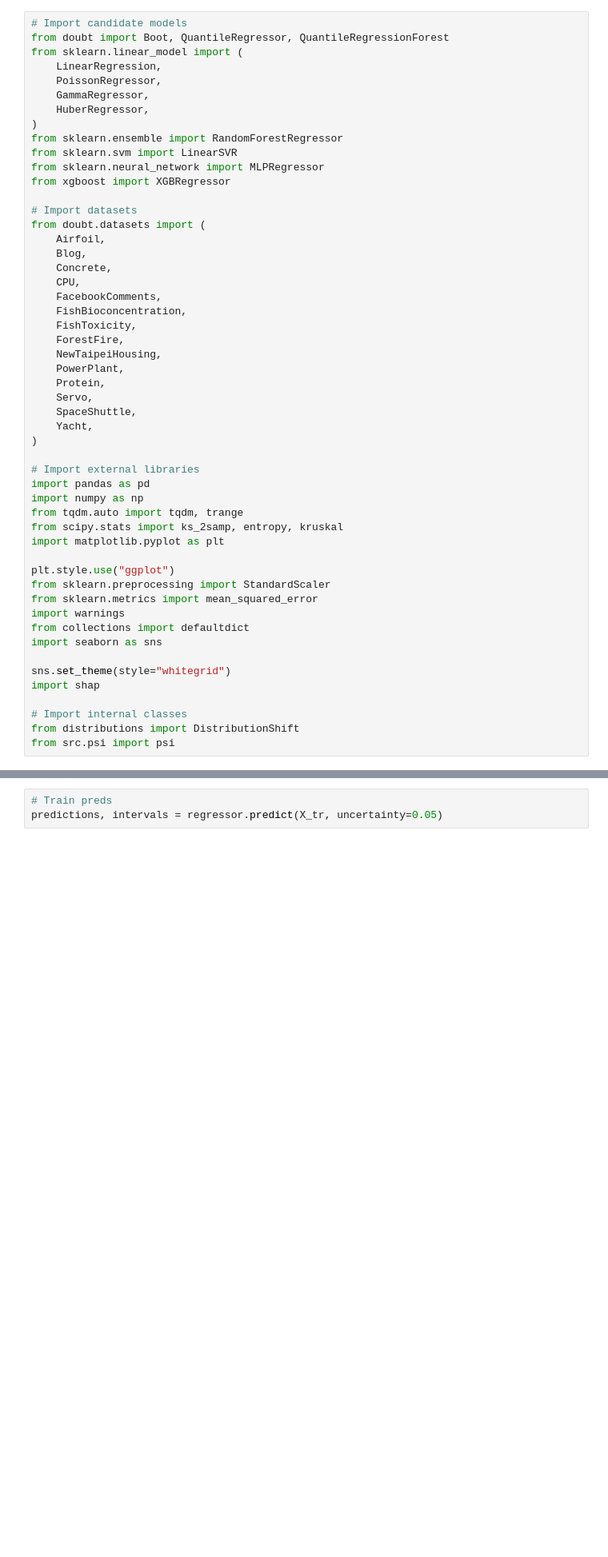
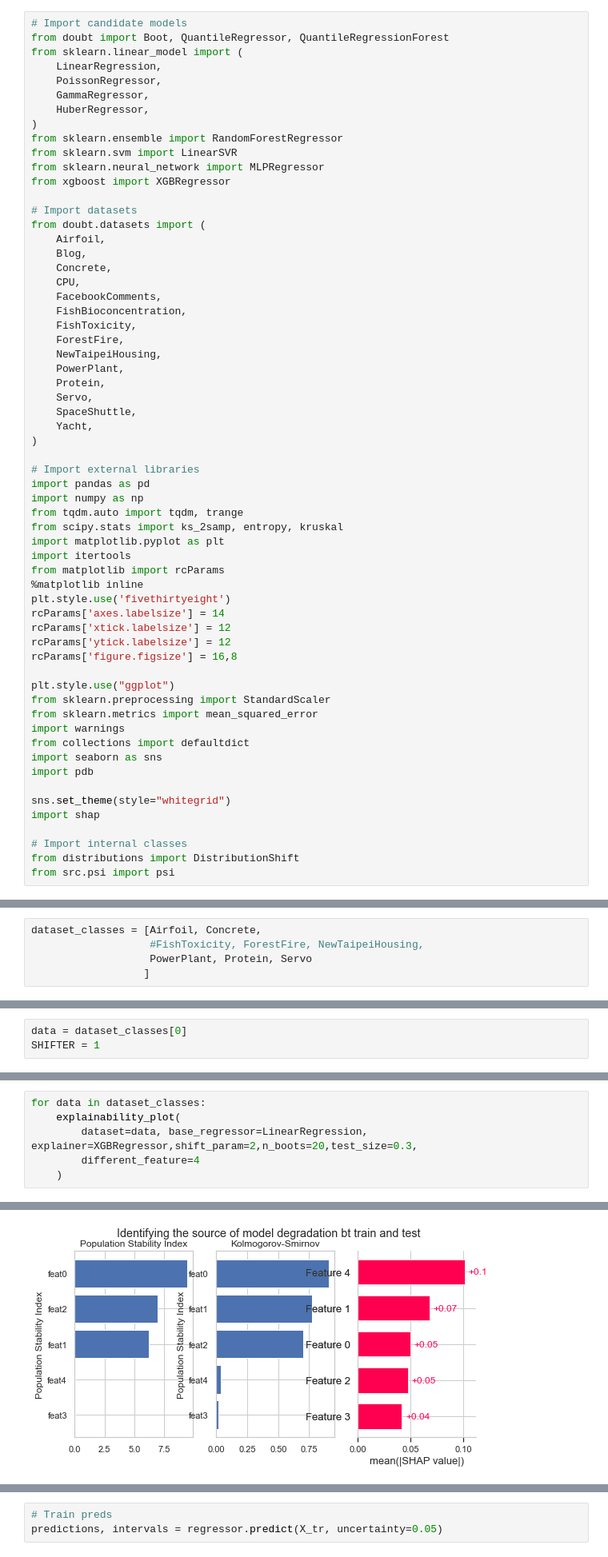
Before and after one commit to cmougan/MonitoringUncertainty, a Jupyter notebook: xAIUncertainty.ipynb, the cells around one changed output, grey strips where cells are left out. Shown: that part at 80% size. Saved outputs shown, nothing was run; the diff lists cells and outputs as text; blank space fills up the shorter version.

Commit message:
explainability 3 feat

```diff
--- a/xAIUncertainty.ipynb
+++ b/xAIUncertainty.ipynb
@@ -42,6 +40,14 @@ import numpy as np
 from tqdm.auto import tqdm, trange
 from scipy.stats import ks_2samp, entropy, kruskal
 import matplotlib.pyplot as plt
+import itertools
+from matplotlib import rcParams
+%matplotlib inline
+plt.style.use('fivethirtyeight')
+rcParams['axes.labelsize'] = 14
+rcParams['xtick.labelsize'] = 12
+rcParams['ytick.labelsize'] = 12
+rcParams['figure.figsize'] = 16,8
 
 plt.style.use("ggplot")
 from sklearn.preprocessing import StandardScaler
@@ -49,6 +55,7 @@ from sklearn.metrics import mean_squared_error
 import warnings
 from collections import defaultdict
 import seaborn as sns
+import pdb
 
 sns.set_theme(style="whitegrid")
 import shap
@@ -62,0 +66,5 @@ LICENSE.md   dev_in.csv   dev_out.csv  train.csv
+# %%
+dataset_classes = [Airfoil, Concrete,
+                   #FishToxicity, ForestFire, NewTaipeiHousing,
+                   PowerPlant, Protein, Servo
+                  ]
@@ -62,0 +73,3 @@ LICENSE.md   dev_in.csv   dev_out.csv  train.csv
+# %%
+data = dataset_classes[0]
+SHIFTER = 1
@@ -62,0 +192,7 @@ LICENSE.md   dev_in.csv   dev_out.csv  train.csv
+# %%
+for data in dataset_classes:
+    explainability_plot(
+        dataset=data, base_regressor=LinearRegression, explainer=XGBRegressor,shift_param=2,n_boots=20,test_size=0.3,
+        different_feature=4
+    )
+# %% [output]
@@ -62,0 +201 @@ LICENSE.md   dev_in.csv   dev_out.csv  train.csv
+[figure, added]
```
Also changed, not shown: parts of 29 cells of this notebook, 4 other files.
